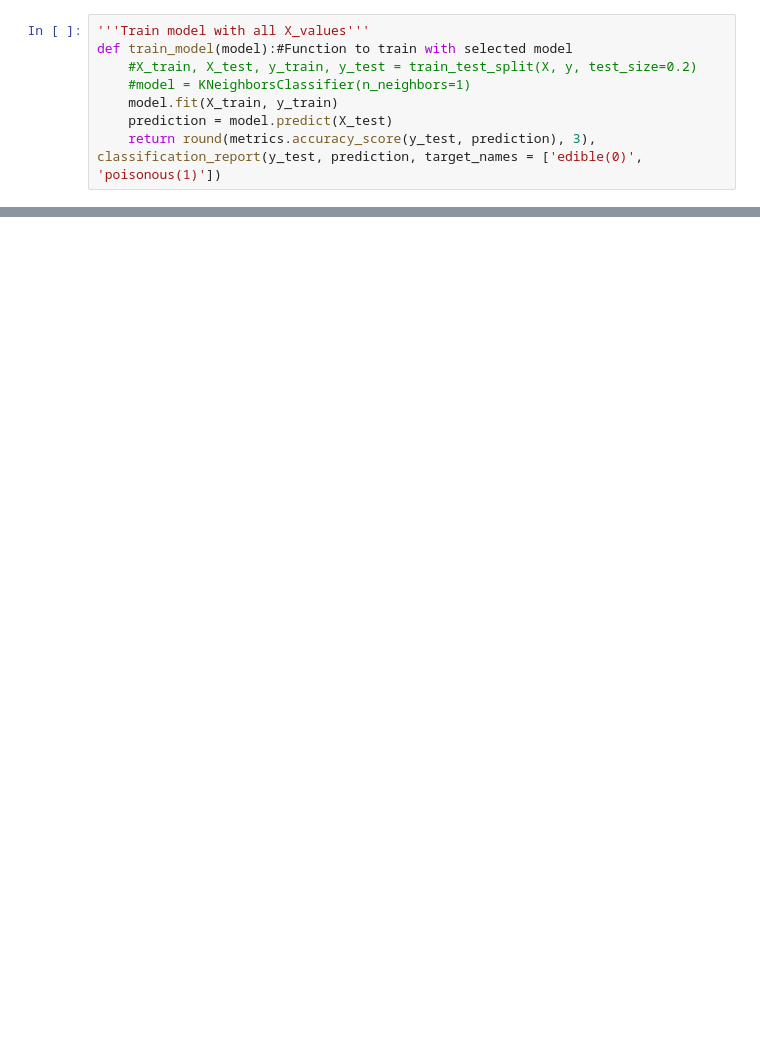
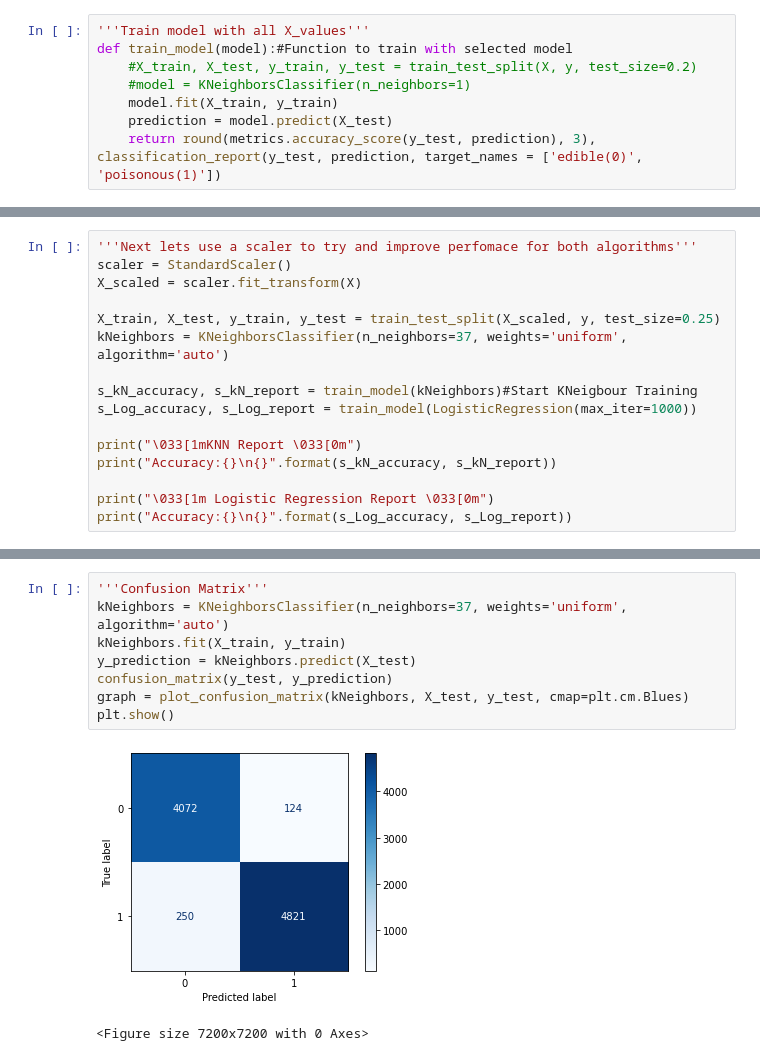
Before and after one commit to BenS13/MachineLearning, a Jupyter notebook: mushroom_data.ipynb, the cells around one changed output, grey strips where cells are left out. Cells and saved outputs as stored; diff of their text form; blank space fills up the shorter version.

```diff
--- a/mushroom_data.ipynb
+++ b/mushroom_data.ipynb
@@ -345,0 +335,16 @@ Maximum accuracy:- 0.8447178159059027 at K = 25
+# %%
+'''Next lets use a scaler to try and improve perfomace for both algorithms'''
+scaler = StandardScaler()
+X_scaled = scaler.fit_transform(X)
+
+X_train, X_test, y_train, y_test = train_test_split(X_scaled, y, test_size=0.25)
+kNeighbors = KNeighborsClassifier(n_neighbors=37, weights='uniform', algorithm='auto')
+
+s_kN_accuracy, s_kN_report = train_model(kNeighbors)#Start KNeigbour Training
+s_Log_accuracy, s_Log_report = train_model(LogisticRegression(max_iter=1000))
+
+print("\033[1mKNN Report \033[0m")
+print("Accuracy:{}\n{}".format(s_kN_accuracy, s_kN_report))
+
+print("\033[1m Logistic Regression Report \033[0m")
+print("Accuracy:{}\n{}".format(s_Log_accuracy, s_Log_report))
@@ -345,0 +390,11 @@ Maximum accuracy:- 0.8447178159059027 at K = 25
+# %%
+'''Confusion Matrix'''
+kNeighbors = KNeighborsClassifier(n_neighbors=37, weights='uniform', algorithm='auto')
+kNeighbors.fit(X_train, y_train)
+y_prediction = kNeighbors.predict(X_test)
+confusion_matrix(y_test, y_prediction)
+graph = plot_confusion_matrix(kNeighbors, X_test, y_test, cmap=plt.cm.Blues)
+plt.show()
+# %% [output]
+[figure, added]
+<Figure size 7200x7200 with 0 Axes>
```
Also changed, not shown: parts of 18 cells of this notebook.
